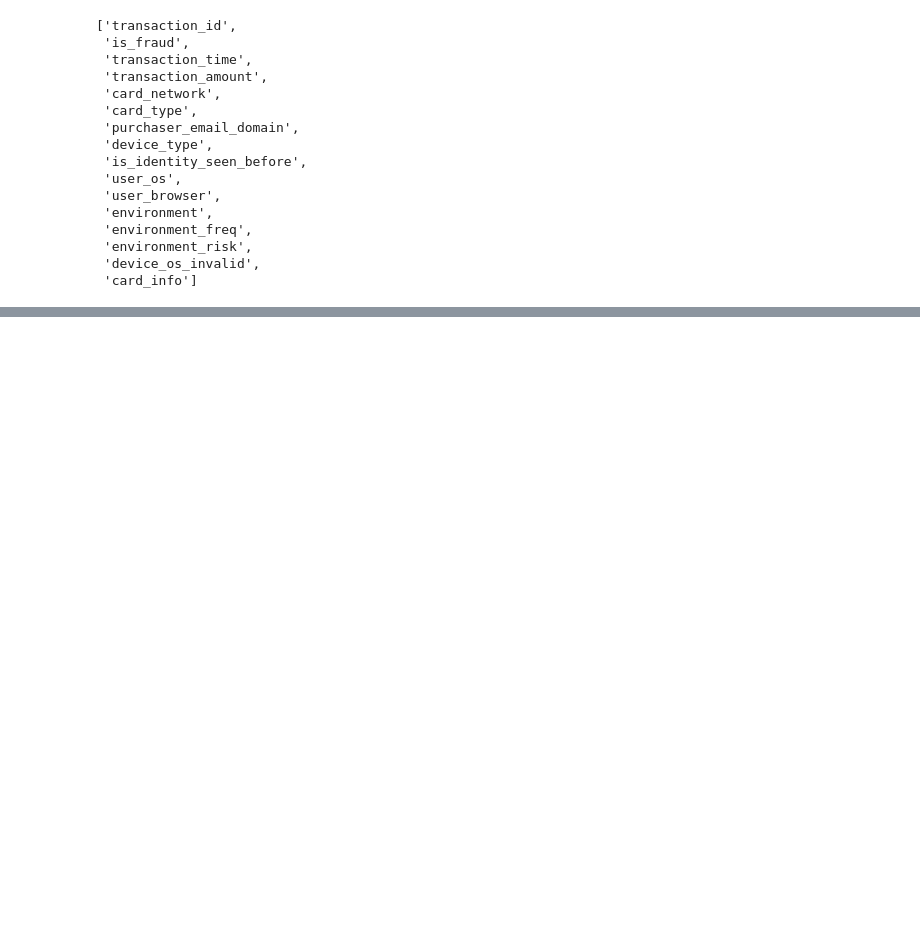
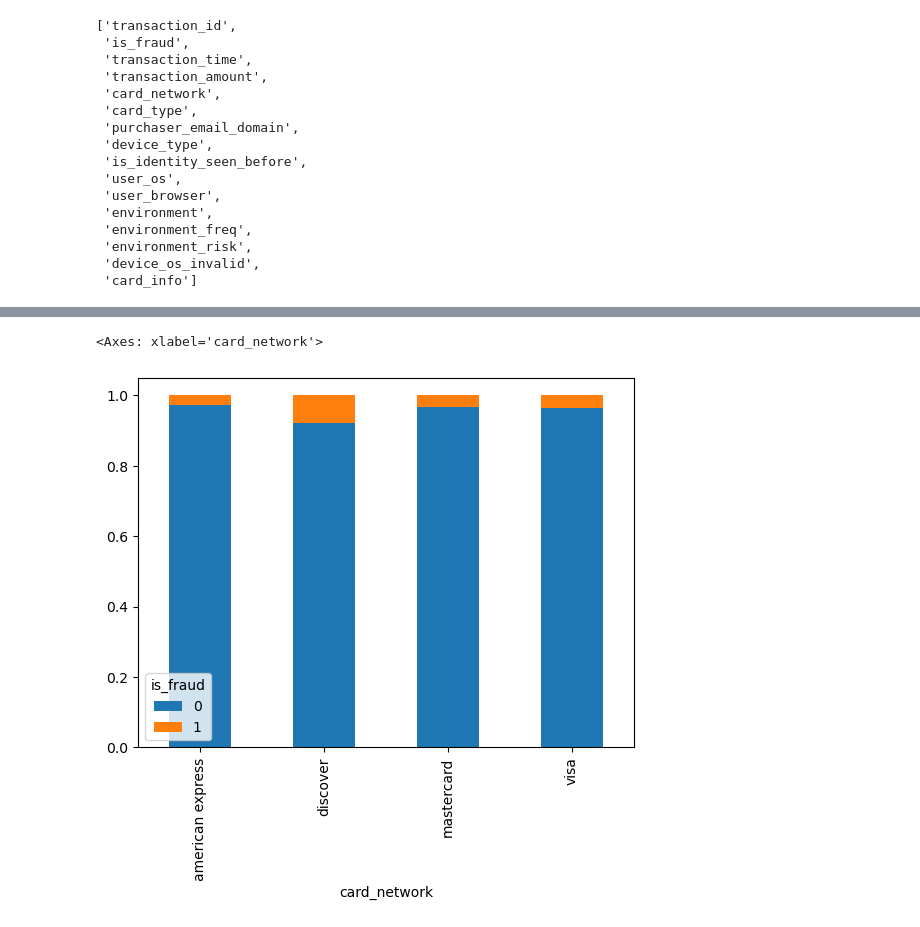
Before and after one commit to codedbyyprince/Fraud-Assessment, a Jupyter notebook: Base Model/03.ipynb, the cells around one changed output, grey strips where cells are left out. Cells and saved outputs as stored; diff of their text form; code cells hidden in the pictures; blank space fills up the shorter version.

```diff
--- a/Base Model/03.ipynb
+++ b/Base Model/03.ipynb
@@ -98,0 +179,3 @@ plot_fraud_box(df, ylim=400, title_suffix="Limit 300")
+# %%
+ct = pd.crosstab(df['card_network'], df['is_fraud'], normalize='index')
+(ct * 100).round(3)
@@ -98,0 +189,5 @@ plot_fraud_box(df, ylim=400, title_suffix="Limit 300")
+# %%
+ct.plot(kind='bar', stacked=True)
+# %% [output]
+<Axes: xlabel='card_network'>
+[figure, added]
```
Also changed, not shown: parts of 31 cells of this notebook.
